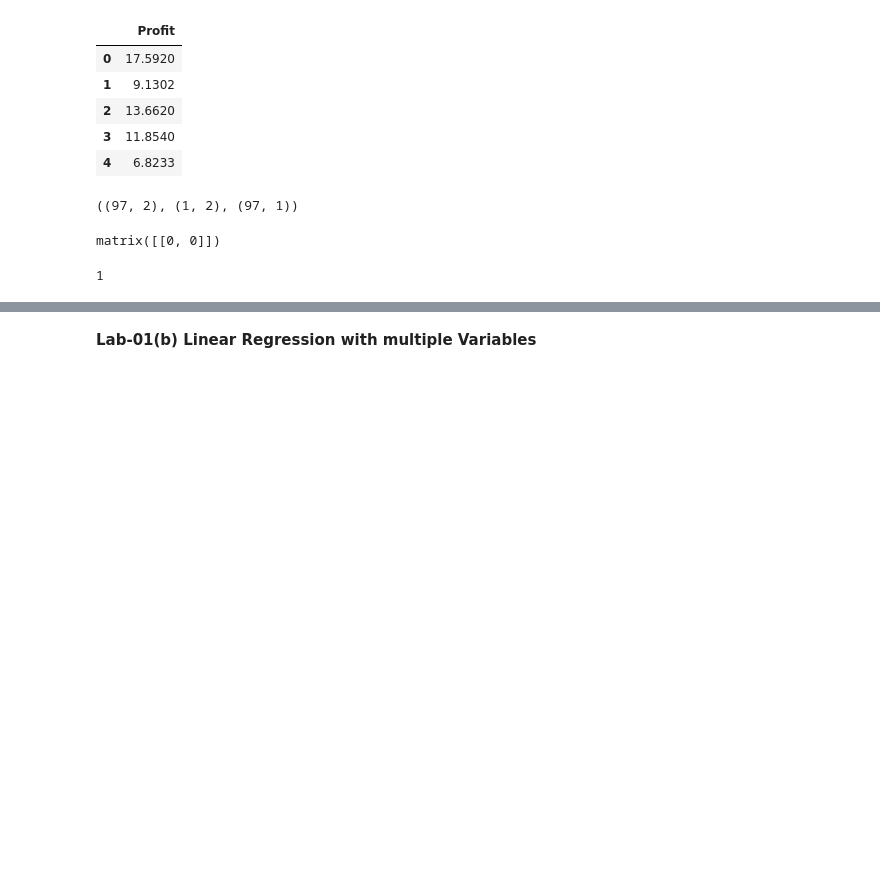
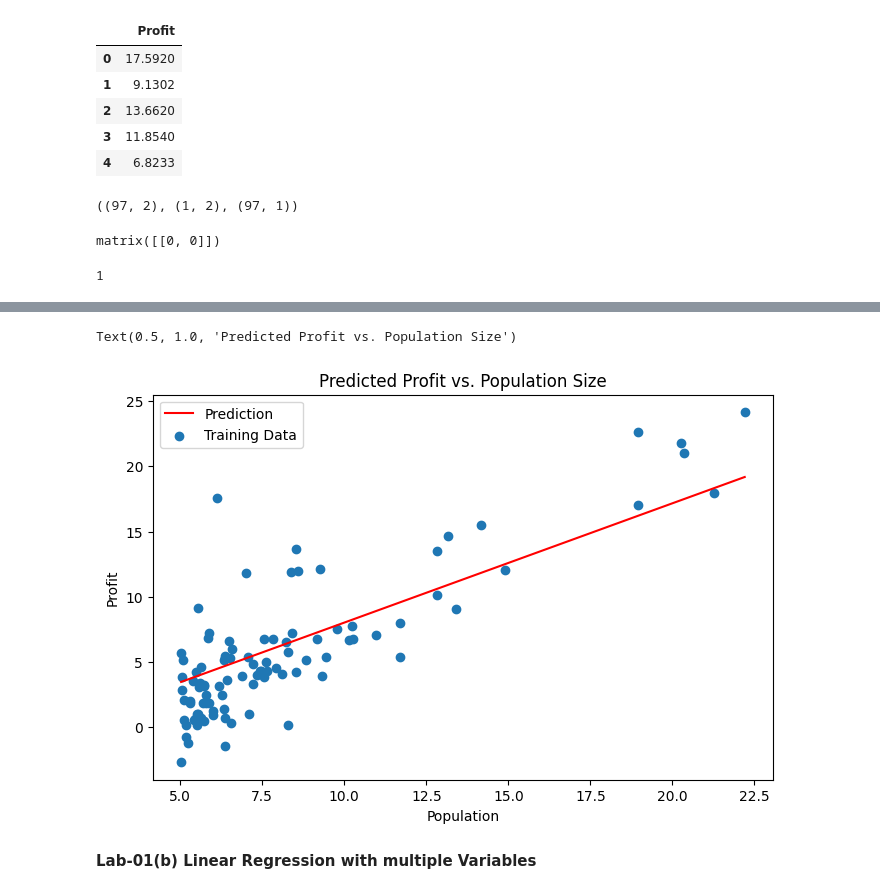
Before and after one commit to AnoushkaTripathi/Machine-Learning-Projects, a Jupyter notebook: Lab_02_Linear_Regression_2024.ipynb, the cells around one changed output, grey strips where cells are left out. Saved outputs shown, nothing was run; the diff lists cells and outputs as text; code cells hidden in the pictures; blank space fills up the shorter version.

```diff
--- a/Lab_02_Linear_Regression_2024.ipynb
+++ b/Lab_02_Linear_Regression_2024.ipynb
@@ -158,2 +165,15 @@ dtype: float64
+# %%
+x=np.linspace(data.Population.min(),data.Population.max(),100)
+h=Theta[0,0]+(Theta[0,1]*x)
+fig,ax=plt.subplots(figsize=(8,5))
+ax.plot(x,h,'r',label='Prediction')
+ax.scatter(data.Population,data.Profit,label='Training Data')
+ax.legend(loc=2)
+ax.set_xlabel('Population')
+ax.set_ylabel('Profit')
+ax.set_title('Predicted Profit vs. Population Size')
+# %% [output]
+Text(0.5, 1.0, 'Predicted Profit vs. Population Size')
+[figure, added]
 # %% [markdown]
 **Lab-01(b) Linear Regression with multiple Variables**
```
Also changed, not shown: parts of 4 cells of this notebook.
